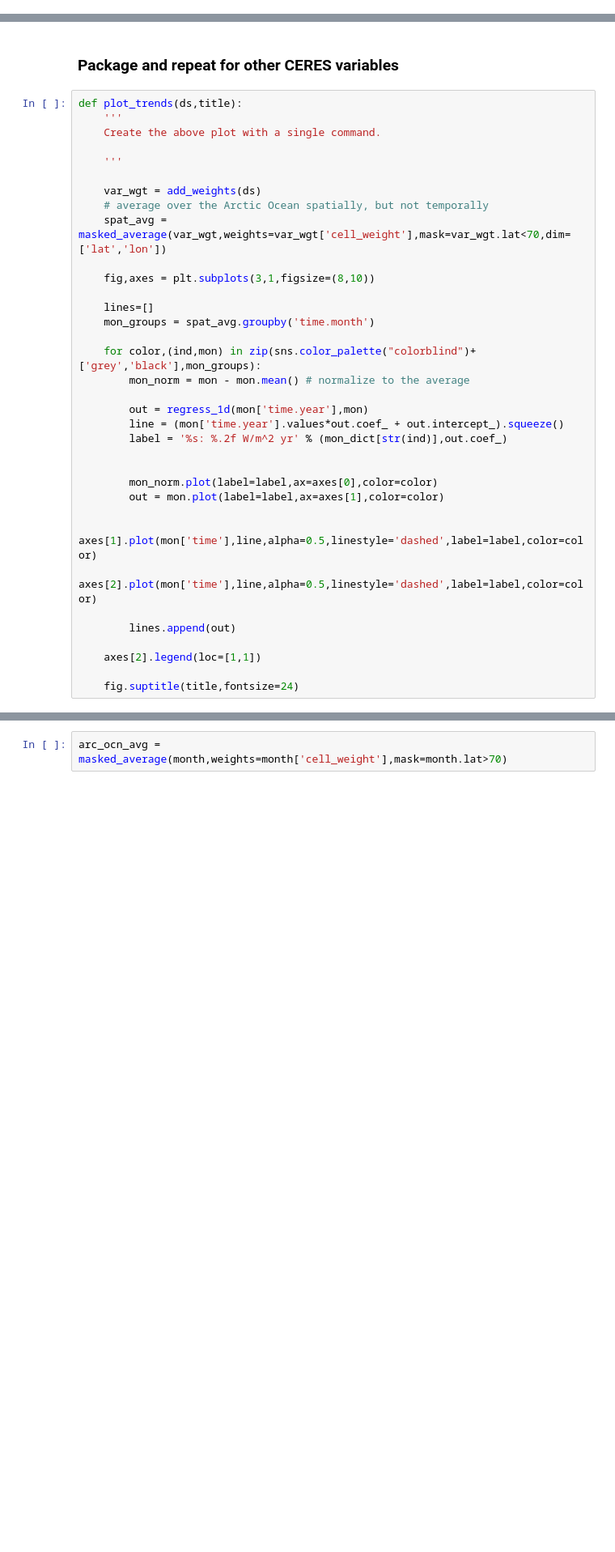
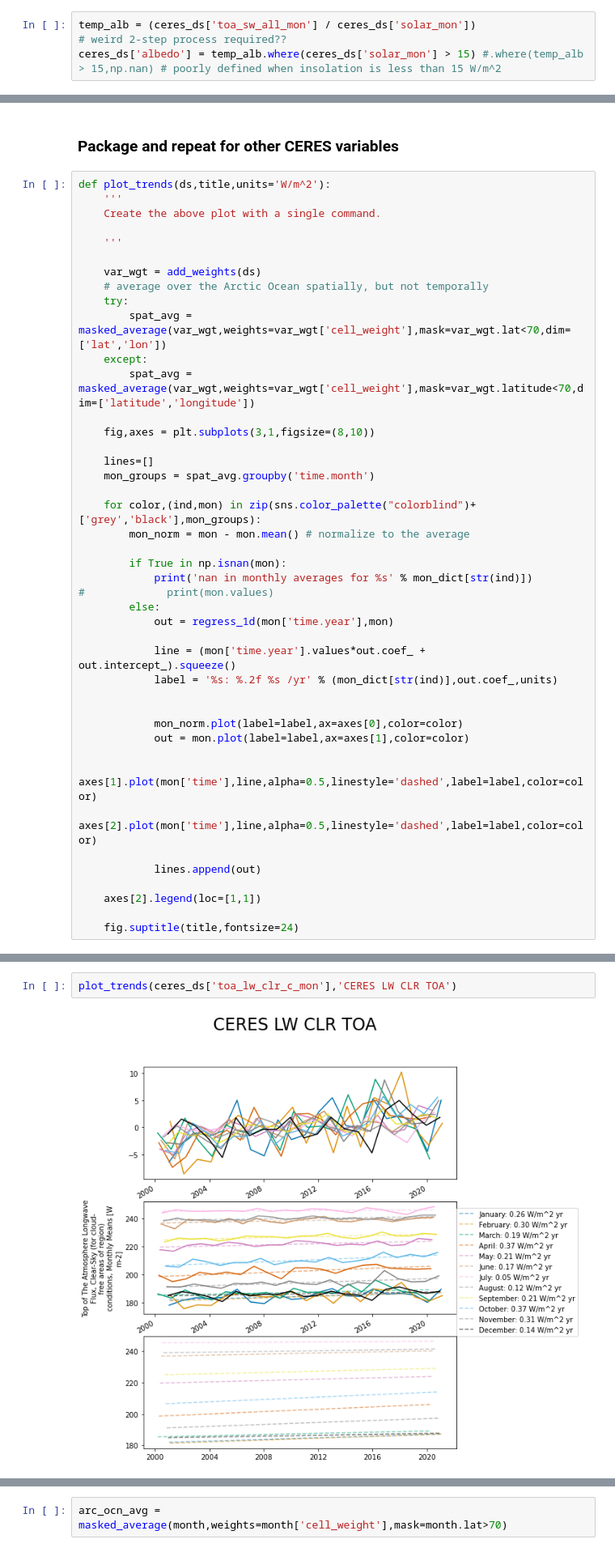
Before and after one commit to jshaw35/spectral_ice, a Jupyter notebook: gridded_trends/ceres_trends.ipynb, the cells around one changed output, grey strips where cells are left out. Shown at 81% size. Cells and saved outputs as stored; diff of their text form; blank space fills up the shorter version.

Commit message:
added albedo, gisstemp, and GOCCP cloud amount trends in ceres file

```diff
--- a/gridded_trends/ceres_trends.ipynb
+++ b/gridded_trends/ceres_trends.ipynb
@@ -33,6 +36,10 @@ ceres_ds = xr.open_dataset('%s/%s' % (ceres_dir,ceres_file))
 #### Add an absorbed solar radiation variable
 # %%
 ceres_ds['ASR'] = ceres_ds['solar_mon'] - ceres_ds['toa_sw_all_mon']
+# %%
+temp_alb = (ceres_ds['toa_sw_all_mon'] / ceres_ds['solar_mon'])
+# weird 2-step process required??
+ceres_ds['albedo'] = temp_alb.where(ceres_ds['solar_mon'] > 15) #.where(temp_alb > 15,np.nan) # poorly defined when insolation is less than 15 W/m^2
 # %% [markdown]
 ### Plot month OLRs for the Arctic Ocean (70-90N)
 
@@ -109,7 +116,7 @@ Text(0.5, 0.98, 'CERES OLR (70-90N)')
 # %% [markdown]
 ### Package and repeat for other CERES variables
 # %%
-def plot_trends(ds,title):
+def plot_trends(ds,title,units='W/m^2'):
     '''
     Create the above plot with a single command.
 
@@ -117,7 +124,10 @@ def plot_trends(ds,title):
 
     var_wgt = add_weights(ds)
     # average over the Arctic Ocean spatially, but not temporally
-    spat_avg = masked_average(var_wgt,weights=var_wgt['cell_weight'],mask=var_wgt.lat<70,dim=['lat','lon'])
+    try:
+        spat_avg = masked_average(var_wgt,weights=var_wgt['cell_weight'],mask=var_wgt.lat<70,dim=['lat','lon'])
+    except:
+        spat_avg = masked_average(var_wgt,weights=var_wgt['cell_weight'],mask=var_wgt.latitude<70,dim=['latitude','longitude'])
 
     fig,axes = plt.subplots(3,1,figsize=(8,10))
 
@@ -127,18 +137,23 @@ def plot_trends(ds,title):
     for color,(ind,mon) in zip(sns.color_palette("colorblind")+['grey','black'],mon_groups):
         mon_norm = mon - mon.mean() # normalize to the average
 
-        out = regress_1d(mon['time.year'],mon)
-        line = (mon['time.year'].values*out.coef_ + out.intercept_).squeeze()
-        label = '%s: %.2f W/m^2 yr' % (mon_dict[str(ind)],out.coef_)
+        if True in np.isnan(mon):
+            print('nan in monthly averages for %s' % mon_dict[str(ind)])
+#             print(mon.values)
+        else:
+            out = regress_1d(mon['time.year'],mon)
+
+            line = (mon['time.year'].values*out.coef_ + out.intercept_).squeeze()
+            label = '%s: %.2f %s /yr' % (mon_dict[str(ind)],out.coef_,units)
 
 
-        mon_norm.plot(label=label,ax=axes[0],color=color)
-        out = mon.plot(label=label,ax=axes[1],color=color)
+            mon_norm.plot(label=label,ax=axes[0],color=color)
+            out = mon.plot(label=label,ax=axes[1],color=color)
 
-        axes[1].plot(mon['time'],line,alpha=0.5,linestyle='dashed',label=label,color=color)
-        axes[2].plot(mon['time'],line,alpha=0.5,linestyle='dashed',label=label,color=color)
+            axes[1].plot(mon['time'],line,alpha=0.5,linestyle='dashed',label=label,color=color)
+            axes[2].plot(mon['time'],line,alpha=0.5,linestyle='dashed',label=label,color=color)
 
-        lines.append(out)
+            lines.append(out)
 
     axes[2].legend(loc=[1,1])
 
@@ -147,3 +162,7 @@ def plot_trends(ds,title):
 plot_trends(ceres_ds['ASR'],'CERES ASR')
 # %% [output]
 [figure]
+# %%
+plot_trends(ceres_ds['toa_lw_clr_c_mon'],'CERES LW CLR TOA')
+# %% [output]
+[figure, added]
```
Also changed, not shown: parts of 20 cells of this notebook, 1 other file.
